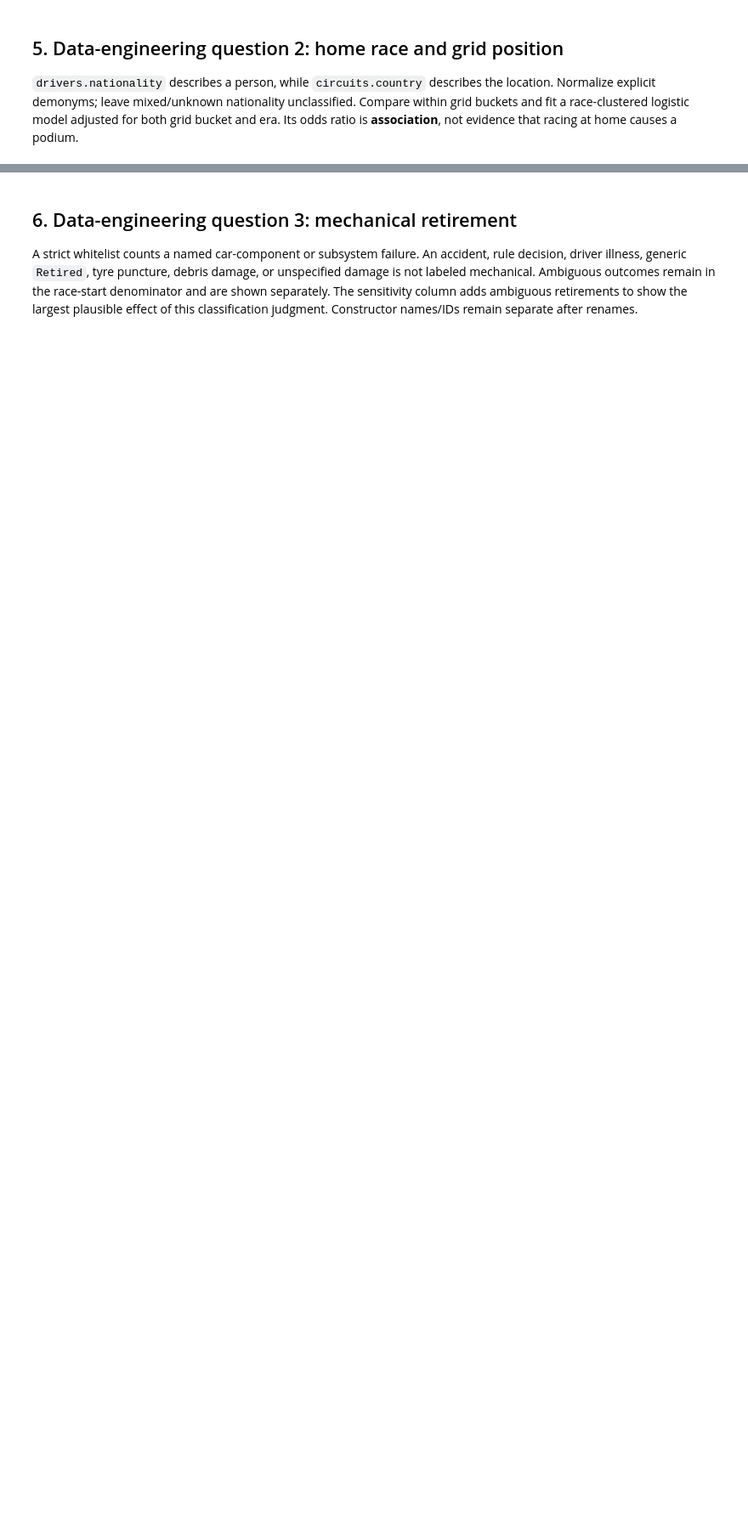
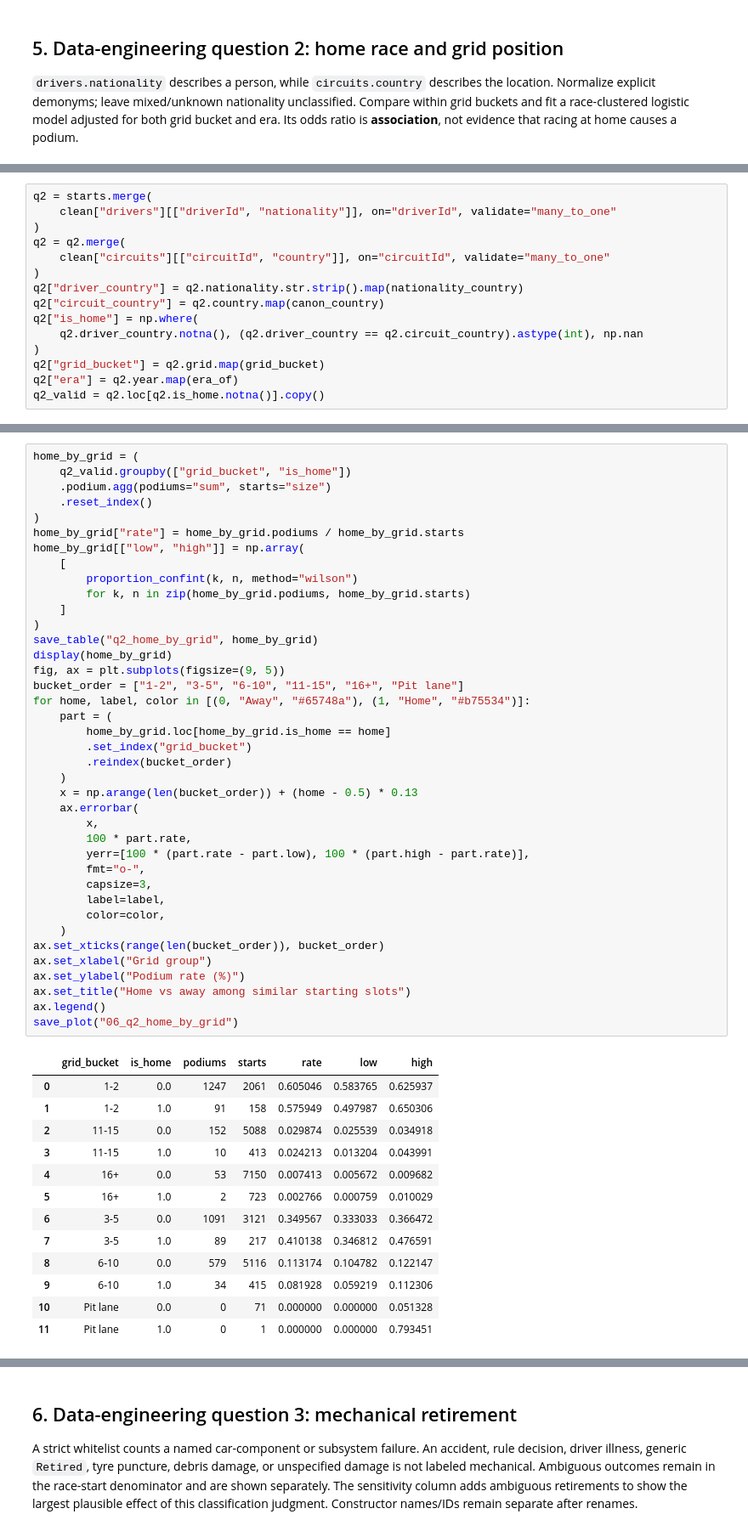
Before and after one commit to aswarrr/acl-f1-podium-prediction, a Jupyter notebook: f1_podium_milestone1.ipynb, the cells around one changed output, grey strips where cells are left out. Shown at 85% size. Drawn from its saved outputs; the diff is of its cells as text; blank space fills up the shorter version.

```diff
--- a/f1_podium_milestone1.ipynb
+++ b/f1_podium_milestone1.ipynb
@@ -569,0 +1051,15 @@ Adjusted home association: {'analyzed_starts': 24534, 'excluded_ambiguous_nation
+# %%
+q2 = starts.merge(
+    clean["drivers"][["driverId", "nationality"]], on="driverId", validate="many_to_one"
+)
+q2 = q2.merge(
+    clean["circuits"][["circuitId", "country"]], on="circuitId", validate="many_to_one"
+)
+q2["driver_country"] = q2.nationality.str.strip().map(nationality_country)
+q2["circuit_country"] = q2.country.map(canon_country)
+q2["is_home"] = np.where(
+    q2.driver_country.notna(), (q2.driver_country == q2.circuit_country).astype(int), np.nan
+)
+q2["grid_bucket"] = q2.grid.map(grid_bucket)
+q2["era"] = q2.year.map(era_of)
+q2_valid = q2.loc[q2.is_home.notna()].copy()
@@ -569,0 +1068,53 @@ Adjusted home association: {'analyzed_starts': 24534, 'excluded_ambiguous_nation
+# %%
+home_by_grid = (
+    q2_valid.groupby(["grid_bucket", "is_home"])
+    .podium.agg(podiums="sum", starts="size")
+    .reset_index()
+)
+home_by_grid["rate"] = home_by_grid.podiums / home_by_grid.starts
+home_by_grid[["low", "high"]] = np.array(
+    [
+        proportion_confint(k, n, method="wilson")
+        for k, n in zip(home_by_grid.podiums, home_by_grid.starts)
+    ]
+)
+save_table("q2_home_by_grid", home_by_grid)
+display(home_by_grid)
+fig, ax = plt.subplots(figsize=(9, 5))
+bucket_order = ["1-2", "3-5", "6-10", "11-15", "16+", "Pit lane"]
+for home, label, color in [(0, "Away", "#65748a"), (1, "Home", "#b75534")]:
+    part = (
+        home_by_grid.loc[home_by_grid.is_home == home]
+        .set_index("grid_bucket")
+        .reindex(bucket_order)
+    )
+    x = np.arange(len(bucket_order)) + (home - 0.5) * 0.13
+    ax.errorbar(
+        x,
+        100 * part.rate,
+        yerr=[100 * (part.rate - part.low), 100 * (part.high - part.rate)],
+        fmt="o-",
+        capsize=3,
+        label=label,
+        color=color,
+    )
+ax.set_xticks(range(len(bucket_order)), bucket_order)
+ax.set_xlabel("Grid group")
+ax.set_ylabel("Podium rate (%)")
+ax.set_title("Home vs away among similar starting slots")
+ax.legend()
+save_plot("06_q2_home_by_grid")
+# %% [output]
+|  | grid_bucket | is_home | podiums | starts | rate | low | high |
+| 0 | 1-2 | 0.0 | 1247 | 2061 | 0.605046 | 0.583765 | 0.625937 |
+| 1 | 1-2 | 1.0 | 91 | 158 | 0.575949 | 0.497987 | 0.650306 |
+| 2 | 11-15 | 0.0 | 152 | 5088 | 0.029874 | 0.025539 | 0.034918 |
+| 3 | 11-15 | 1.0 | 10 | 413 | 0.024213 | 0.013204 | 0.043991 |
+| 4 | 16+ | 0.0 | 53 | 7150 | 0.007413 | 0.005672 | 0.009682 |
+| 5 | 16+ | 1.0 | 2 | 723 | 0.002766 | 0.000759 | 0.010029 |
+| 6 | 3-5 | 0.0 | 1091 | 3121 | 0.349567 | 0.333033 | 0.366472 |
+| 7 | 3-5 | 1.0 | 89 | 217 | 0.410138 | 0.346812 | 0.476591 |
+| 8 | 6-10 | 0.0 | 579 | 5116 | 0.113174 | 0.104782 | 0.122147 |
+| 9 | 6-10 | 1.0 | 34 | 415 | 0.081928 | 0.059219 | 0.112306 |
+| 10 | Pit lane | 0.0 | 0 | 71 | 0.000000 | 0.000000 | 0.051328 |
+| 11 | Pit lane | 1.0 | 0 | 1 | 0.000000 | 0.000000 | 0.793451 |
```
Also changed, not shown: parts of 152 cells of this notebook, 9 other files.
